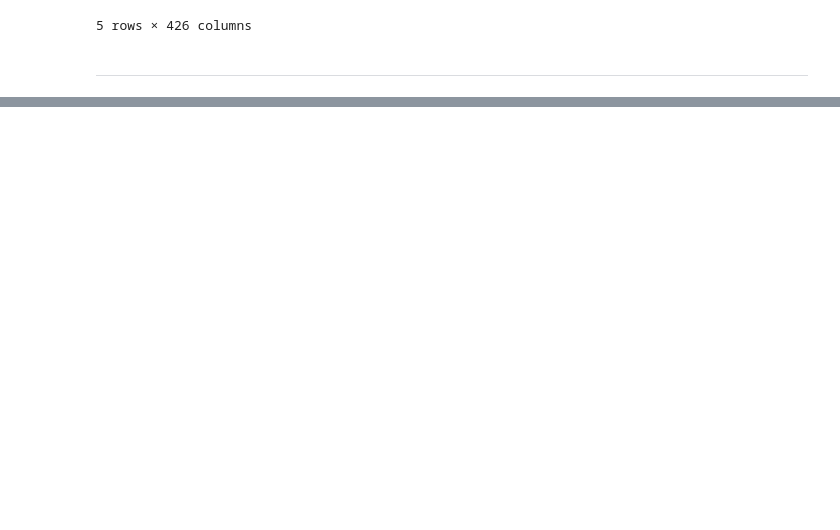
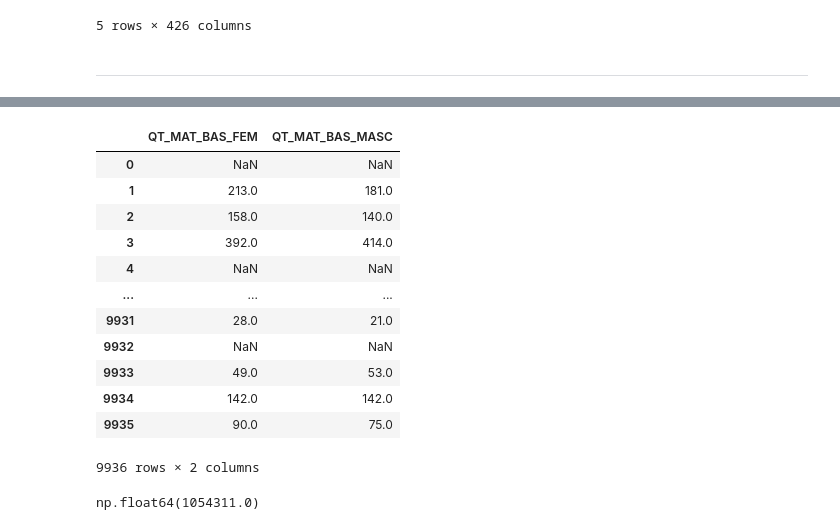
Before and after one commit to joao-victor-73/python.estudos, a Jupyter notebook: Estudos/Analise de Dados/Projeto 3 - Análise de desigualdade Educacional/analise_desiguldade.ipynb, the cells around one changed output, grey strips where cells are left out. Saved outputs shown, nothing was run; the diff lists cells and outputs as text; code cells hidden in the pictures; blank space fills up the shorter version.

```diff
--- a/Estudos/Analise de Dados/Projeto 3 - Análise de desigualdade Educacional/analise_desiguldade.ipynb
+++ b/Estudos/Analise de Dados/Projeto 3 - Análise de desigualdade Educacional/analise_desiguldade.ipynb
@@ -90,0 +252,20 @@ Visto algumas informações, vou agora apagar algumas colunas, que ao meu ver é
+# %%
+df[['QT_MAT_BAS_FEM', 'QT_MAT_BAS_MASC']]
+# %% [output]
+|  | QT_MAT_BAS_FEM | QT_MAT_BAS_MASC |
+| 0 | NaN | NaN |
+| 1 | 213.0 | 181.0 |
+| 2 | 158.0 | 140.0 |
+| 3 | 392.0 | 414.0 |
+| 4 | NaN | NaN |
+| ... | ... | ... |
+| 9931 | 28.0 | 21.0 |
+| 9932 | NaN | NaN |
+| 9933 | 49.0 | 53.0 |
+| 9934 | 142.0 | 142.0 |
+| 9935 | 90.0 | 75.0 |
+9936 rows × 2 columns
+# %%
+df['QT_MAT_BAS_FEM'].sum()
+# %% [output]
+np.float64(1054311.0)
```
Also changed, not shown: parts of 10 cells of this notebook, 1 other file.
